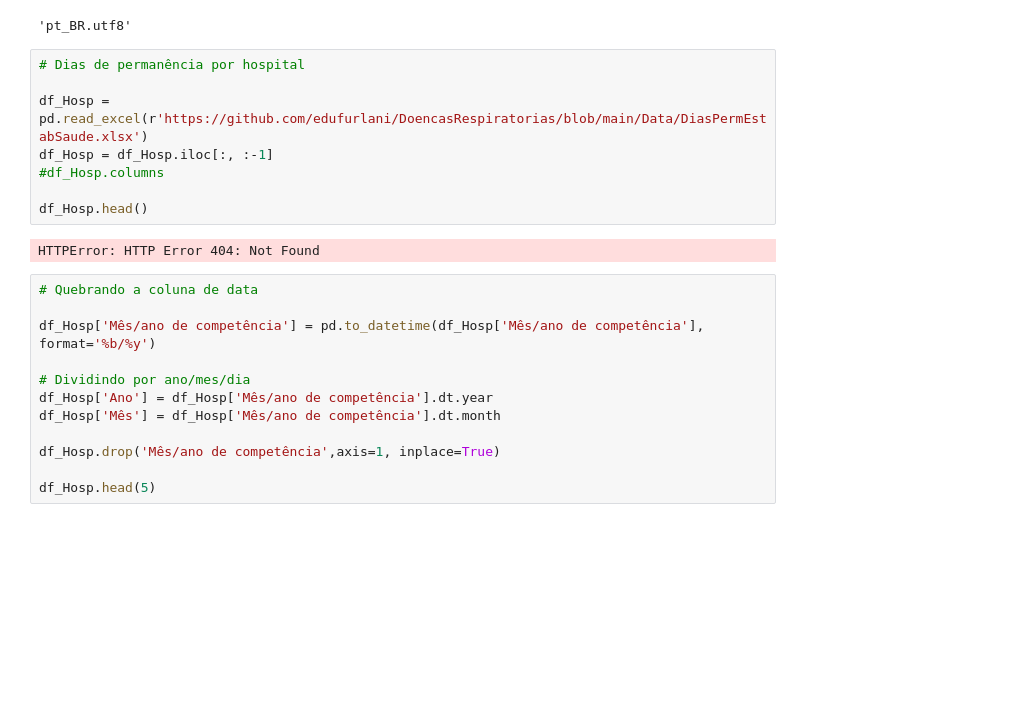
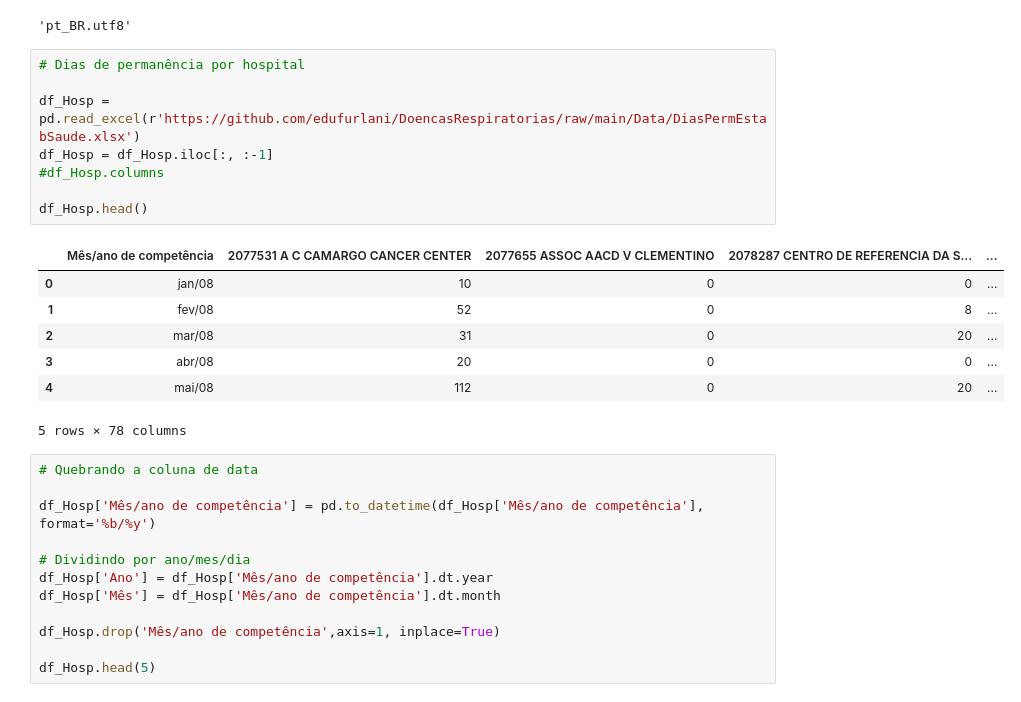
Before and after one commit to edufurlani/DoencasRespiratorias, a Jupyter notebook: Scripts/Dias_Perm_final_Forecasting.ipynb, the cells around one changed output. Saved outputs shown, nothing was run; the diff lists cells and outputs as text; blank space fills up the shorter version.

```diff
--- a/Scripts/Dias_Perm_final_Forecasting.ipynb
+++ b/Scripts/Dias_Perm_final_Forecasting.ipynb
@@ -13,13 +13,19 @@ locale.setlocale(locale.LC_ALL, 'pt_BR.utf8')
 # %%
 # Dias de permanência por hospital
 
-df_Hosp = pd.read_excel(r'https://github.com/edufurlani/DoencasRespiratorias/blob/main/Data/DiasPermEstabSaude.xlsx')
+df_Hosp = pd.read_excel(r'https://github.com/edufurlani/DoencasRespiratorias/raw/main/Data/DiasPermEstabSaude.xlsx')
 df_Hosp = df_Hosp.iloc[:, :-1]
 #df_Hosp.columns
 
 df_Hosp.head()
 # %% [output]
+|  | Mês/ano de competência | 2077531 A C CAMARGO CANCER CENTER | 2077655 ASSOC AACD V CLEMENTINO | 2078287 CENTRO DE REFERENCIA DA S... | ... |
+| 0 | jan/08 | 10 | 0 | 0 | ... |
+| 1 | fev/08 | 52 | 0 | 8 | ... |
+| 2 | mar/08 | 31 | 0 | 20 | ... |
+| 3 | abr/08 | 20 | 0 | 0 | ... |
+| 4 | mai/08 | 112 | 0 | 20 | ... |
-HTTPError: HTTP Error 404: Not Found
+5 rows × 78 columns
 # %%
 # Quebrando a coluna de data
 
```
Also changed, not shown: parts of 5 cells of this notebook.
